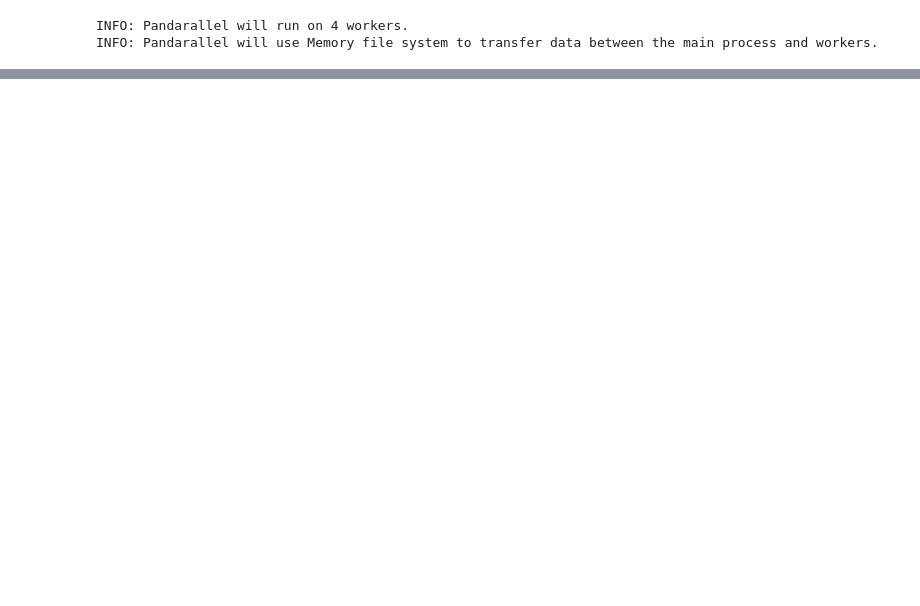
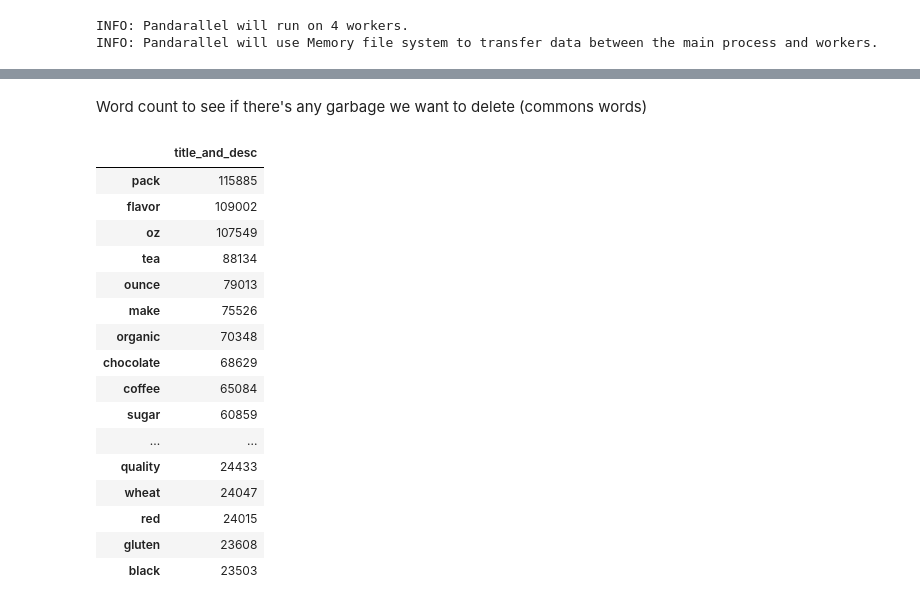
Before and after one commit to JulesssG/ADA-project, a Jupyter notebook: milestone_2.ipynb, the cells around one changed output, grey strips where cells are left out. Drawn from its saved outputs; the diff is of its cells as text; code cells hidden in the pictures; blank space fills up the shorter version.

```diff
--- a/milestone_2.ipynb
+++ b/milestone_2.ipynb
@@ -1170,0 +1168,33 @@ SystemError: Python version should be 3.{5, 6, 7}
+# %%
+meta['title'] = meta['title'].fillna('')
+meta['description'] = meta['description'].fillna('')
+# %%
+meta.loc[meta['title'].str.contains('apagestart|var')] = ' '
+# %% [markdown]
+Word count to see if there's any garbage we want to delete (commons words)
+# %%
+meta['title_and_desc'] = pd.DataFrame(meta['description'] + ' ' + meta['title'], columns=['title_and_desc']).dropna().astype({'title_and_desc': 'str'})
+meta['title_and_desc'] = pd.DataFrame(meta['title_and_desc'].apply(lambda s : str(s).split()))
+words = meta.explode('title_and_desc')
+# %%
+words = pd.DataFrame(words['title_and_desc'].value_counts())
+# %%
+words[:50]
+# %% [output]
+|  | title_and_desc |
+| pack | 115885 |
+| flavor | 109002 |
+| oz | 107549 |
+| tea | 88134 |
+| ounce | 79013 |
+| make | 75526 |
+| organic | 70348 |
+| chocolate | 68629 |
+| coffee | 65084 |
+| sugar | 60859 |
+| ... | ... |
+| quality | 24433 |
+| wheat | 24047 |
+| red | 24015 |
+| gluten | 23608 |
+| black | 23503 |
```
Also changed, not shown: parts of 15 cells of this notebook.
